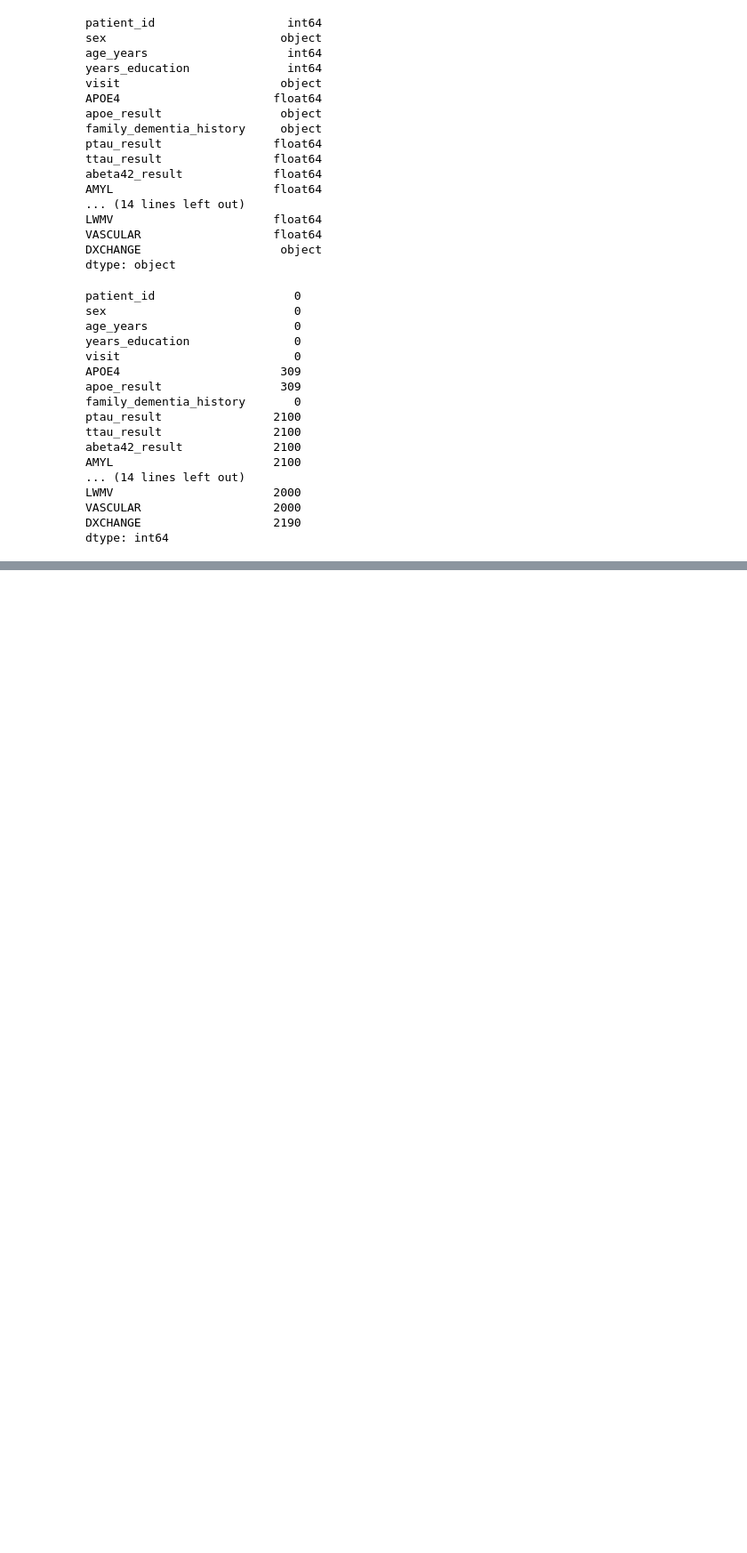
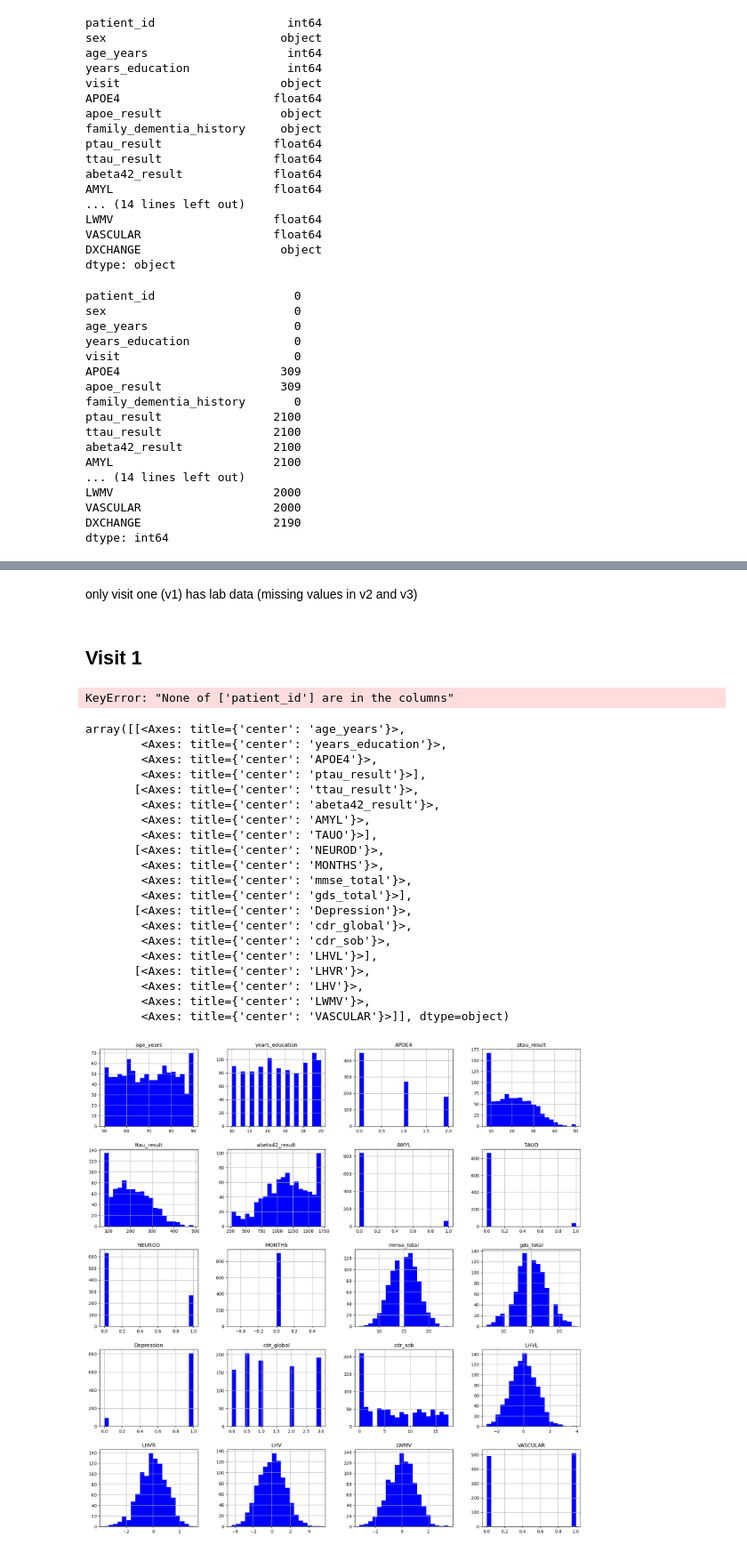
Before and after one commit to SofiaG73/ml_alzheimer, a Jupyter notebook: analisedados.ipynb, the cells around one changed output, grey strips where cells are left out. Shown: that part at 89% size. Drawn from its saved outputs; the diff is of its cells as text; code cells hidden in the pictures; blank space fills up the shorter version.

Commit message:
first data analysis

```diff
--- a/analisedados.ipynb
+++ b/analisedados.ipynb
@@ -110,0 +139,2 @@ Name: ttau_result, Length: 3000, dtype: float64
+# %%
+df_v1 = df[df["visit"]=="V1"]
@@ -110,0 +206,32 @@ Name: ttau_result, Length: 3000, dtype: float64
+# %% [markdown]
+only visit one (v1) has lab data (missing values in v2 and v3)
+# %% [markdown]
+## Visit 1
+# %%
+df_v1.set_index('patient_id', inplace=True)
+# %% [output]
+KeyError: "None of ['patient_id'] are in the columns"
+# %%
+df_v1.hist(bins=20, figsize=(20,20), color='b')
+# %% [output]
+array([[<Axes: title={'center': 'age_years'}>,
+        <Axes: title={'center': 'years_education'}>,
+        <Axes: title={'center': 'APOE4'}>,
+        <Axes: title={'center': 'ptau_result'}>],
+       [<Axes: title={'center': 'ttau_result'}>,
+        <Axes: title={'center': 'abeta42_result'}>,
+        <Axes: title={'center': 'AMYL'}>,
+        <Axes: title={'center': 'TAUO'}>],
+       [<Axes: title={'center': 'NEUROD'}>,
+        <Axes: title={'center': 'MONTHS'}>,
+        <Axes: title={'center': 'mmse_total'}>,
+        <Axes: title={'center': 'gds_total'}>],
+       [<Axes: title={'center': 'Depression'}>,
+        <Axes: title={'center': 'cdr_global'}>,
+        <Axes: title={'center': 'cdr_sob'}>,
+        <Axes: title={'center': 'LHVL'}>],
+       [<Axes: title={'center': 'LHVR'}>,
+        <Axes: title={'center': 'LHV'}>,
+        <Axes: title={'center': 'LWMV'}>,
+        <Axes: title={'center': 'VASCULAR'}>]], dtype=object)
+[figure, added]
```
Also changed, not shown: parts of 19 cells of this notebook.
